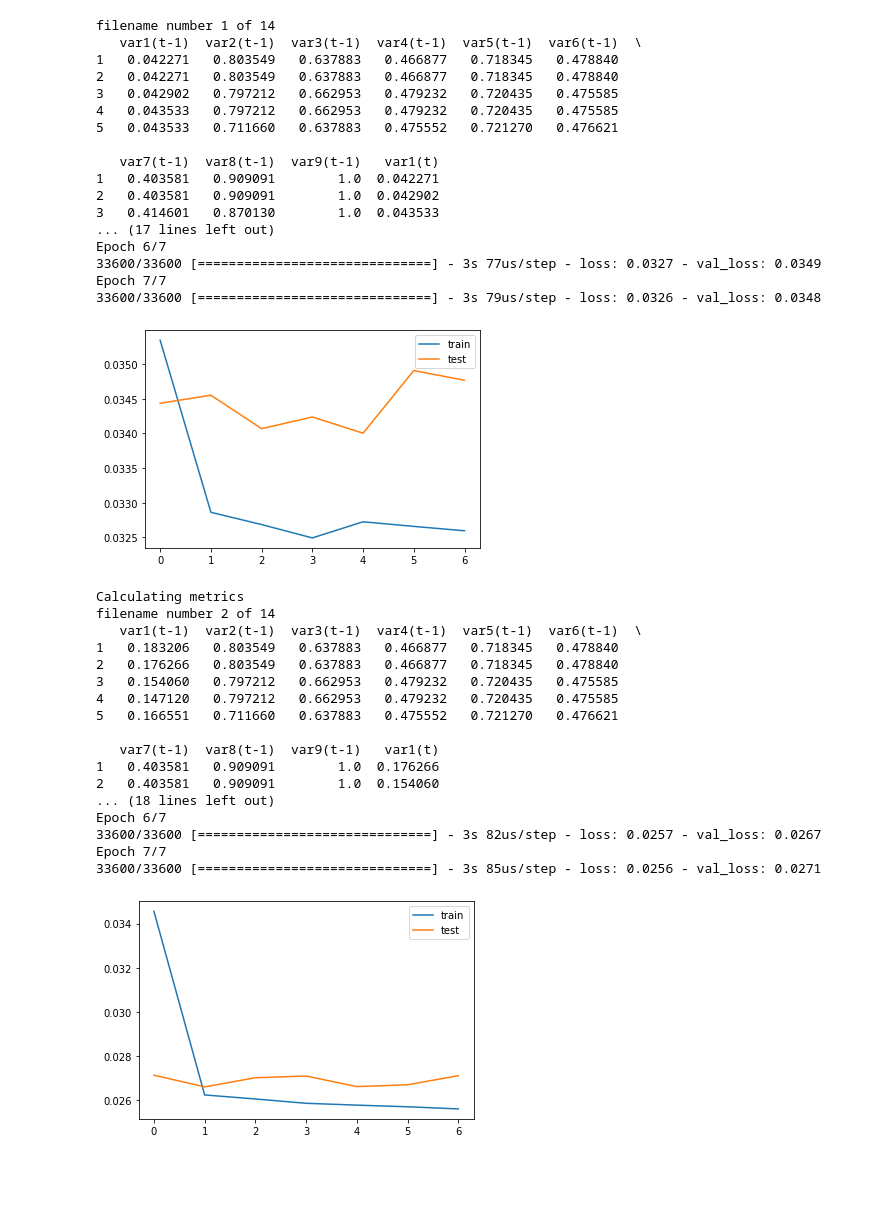
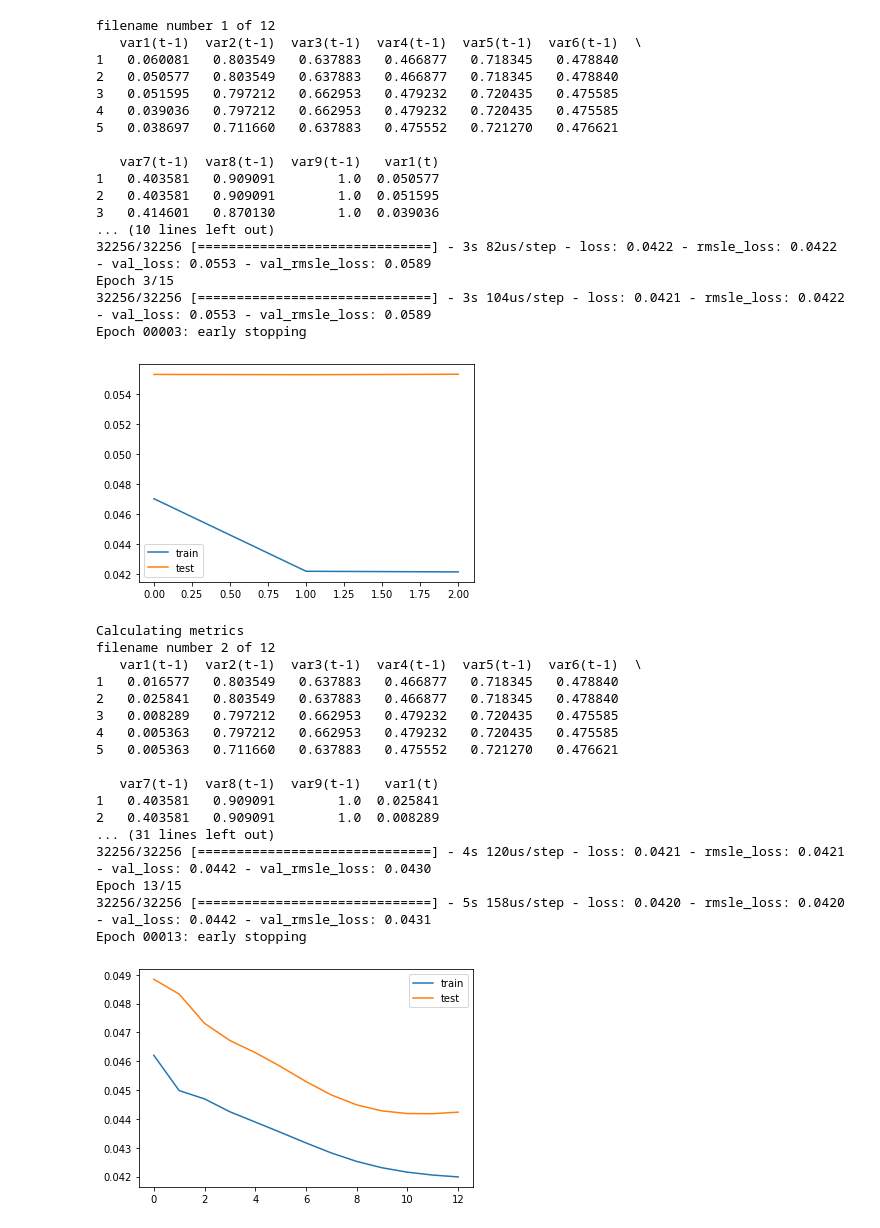
Before and after one commit to belenalberti/Smart_Meters_Demand_Forecasting, a Jupyter notebook: 4_lstm/lstm multivariate LOOP.ipynb, the cells around one changed output. Cells and saved outputs as stored; diff of their text form; code cells hidden in the pictures; blank space fills up the shorter version.

Commit message:
changed loss function LSTM
changed loss function LSTM to RMSLE

```diff
--- a/4_lstm/lstm multivariate LOOP.ipynb
+++ b/4_lstm/lstm multivariate LOOP.ipynb
@@ -26,6 +27,9 @@ def rmsle(y, y_pred):
     assert len(y) == len(y_pred)
     terms_to_sum = [(math.log(y_pred[i] + 1) - math.log(y[i] + 1)) ** 2.0 for i,pred in enumerate(y_pred)]
     return (sum(terms_to_sum) * (1.0/len(y))) ** 0.5
+# %%
+def rmsle_loss(y_pred, y_true):
+    return K.sqrt(K.mean(K.square(tf.math.log1p(y_pred) - tf.math.log1p(y_true))))
 # %%
 def series_to_supervised(data, n_in=1, n_out=1, dropnan=True):
     n_vars = 1 if type(data) is list else data.shape[1]
@@ -89,11 +93,13 @@ def lstm_multivariate(filename):
     model = Sequential()
     model.add(LSTM(200, input_shape=(train_X.shape[1], train_X.shape[2])))
     model.add(Dense(1))
-    model.compile(loss='mae', optimizer='adam')
+    model.compile(loss=rmsle_loss, optimizer='adam', metrics = [rmsle_loss])
+    # simple early stopping
+    es = EarlyStopping(monitor='val_loss', mode='min', verbose=1)
 
     # fit network
     print("Fitting network")
-    history = model.fit(train_X, train_y, epochs=7, batch_size=70,validation_split=0.04,validation_data=(test_X, test_y), verbose=1, shuffle=False)
+    history = model.fit(train_X, train_y, epochs=15, batch_size=70,validation_split=0.04, verbose=1, shuffle=False, callbacks = [es])
 
 
     # plot history
@@ -123,52 +129,52 @@ def lstm_multivariate(filename):
     return rmsle_i
 # %%
 # load the dataset
-path = "/Users/mariabelenalberti/OneDrive - Universidad Torcuato Di Tella/Tesis/code_datasets/1_data_frames/multivariate/comfortable_tou"
+path = "/Users/mariabelenalberti/OneDrive - Universidad Torcuato Di Tella/Tesis/code_datasets/1_data_frames/multivariate/adversity_tou"
 all_files = glob.glob(path + "/*.csv")
 
 i = 0
 rmsle_t = []
 for filename in all_files:
     i = i + 1
     print('filename number ' + str(i) + ' of ' + str(len(all_files)))
     df = pd.read_csv(filename,parse_dates = ['tstp'], index_col = ['tstp'])
     rmsle_i = lstm_multivariate(df)
     rmsle_t.append(round(rmsle_i,3))
 # %% [output]
-filename number 1 of 14
+filename number 1 of 12
    var1(t-1)  var2(t-1)  var3(t-1)  var4(t-1)  var5(t-1)  var6(t-1)  \
-1   0.042271   0.803549   0.637883   0.466877   0.718345   0.478840
-2   0.042271   0.803549   0.637883   0.466877   0.718345   0.478840
-3   0.042902   0.797212   0.662953   0.479232   0.720435   0.475585
-4   0.043533   0.797212   0.662953   0.479232   0.720435   0.475585
-5   0.043533   0.711660   0.637883   0.475552   0.721270   0.476621
+1   0.060081   0.803549   0.637883   0.466877   0.718345   0.478840
+2   0.050577   0.803549   0.637883   0.466877   0.718345   0.478840
+3   0.051595   0.797212   0.662953   0.479232   0.720435   0.475585
+4   0.039036   0.797212   0.662953   0.479232   0.720435   0.475585
+5   0.038697   0.711660   0.637883   0.475552   0.721270   0.476621
 
    var7(t-1)  var8(t-1)  var9(t-1)   var1(t)
-1   0.403581   0.909091        1.0  0.042271
-2   0.403581   0.909091        1.0  0.042902
-3   0.414601   0.870130        1.0  0.043533
-... (17 lines left out)
-Epoch 6/7
-33600/33600 [==============================] - 3s 77us/step - loss: 0.0327 - val_loss: 0.0349
-Epoch 7/7
-33600/33600 [==============================] - 3s 79us/step - loss: 0.0326 - val_loss: 0.0348
+1   0.403581   0.909091        1.0  0.050577
+2   0.403581   0.909091        1.0  0.051595
+3   0.414601   0.870130        1.0  0.039036
+... (10 lines left out)
+32256/32256 [==============================] - 3s 82us/step - loss: 0.0422 - rmsle_loss: 0.0422 - val_loss: 0.0553 - val_rmsle_loss: 0.0589
+Epoch 3/15
+32256/32256 [==============================] - 3s 104us/step - loss: 0.0421 - rmsle_loss: 0.0422 - val_loss: 0.0553 - val_rmsle_loss: 0.0589
+Epoch 00003: early stopping
-[figure, old version]
+[figure, new version]
 Calculating metrics
-filename number 2 of 14
+filename number 2 of 12
    var1(t-1)  var2(t-1)  var3(t-1)  var4(t-1)  var5(t-1)  var6(t-1)  \
-1   0.183206   0.803549   0.637883   0.466877   0.718345   0.478840
-2   0.176266   0.803549   0.637883   0.466877   0.718345   0.478840
-3   0.154060   0.797212   0.662953   0.479232   0.720435   0.475585
-4   0.147120   0.797212   0.662953   0.479232   0.720435   0.475585
-5   0.166551   0.711660   0.637883   0.475552   0.721270   0.476621
+1   0.016577   0.803549   0.637883   0.466877   0.718345   0.478840
+2   0.025841   0.803549   0.637883   0.466877   0.718345   0.478840
+3   0.008289   0.797212   0.662953   0.479232   0.720435   0.475585
+4   0.005363   0.797212   0.662953   0.479232   0.720435   0.475585
+5   0.005363   0.711660   0.637883   0.475552   0.721270   0.476621
 
    var7(t-1)  var8(t-1)  var9(t-1)   var1(t)
-1   0.403581   0.909091        1.0  0.176266
-2   0.403581   0.909091        1.0  0.154060
-... (18 lines left out)
-Epoch 6/7
-33600/33600 [==============================] - 3s 82us/step - loss: 0.0257 - val_loss: 0.0267
-Epoch 7/7
-33600/33600 [==============================] - 3s 85us/step - loss: 0.0256 - val_loss: 0.0271
+1   0.403581   0.909091        1.0  0.025841
+2   0.403581   0.909091        1.0  0.008289
+... (31 lines left out)
+32256/32256 [==============================] - 4s 120us/step - loss: 0.0421 - rmsle_loss: 0.0421 - val_loss: 0.0442 - val_rmsle_loss: 0.0430
+Epoch 13/15
+32256/32256 [==============================] - 5s 158us/step - loss: 0.0420 - rmsle_loss: 0.0420 - val_loss: 0.0442 - val_rmsle_loss: 0.0431
+Epoch 00013: early stopping
-[figure, old version]
+[figure, new version]
 Calculating metrics
```
Also changed, not shown: parts of 3 cells of this notebook.
